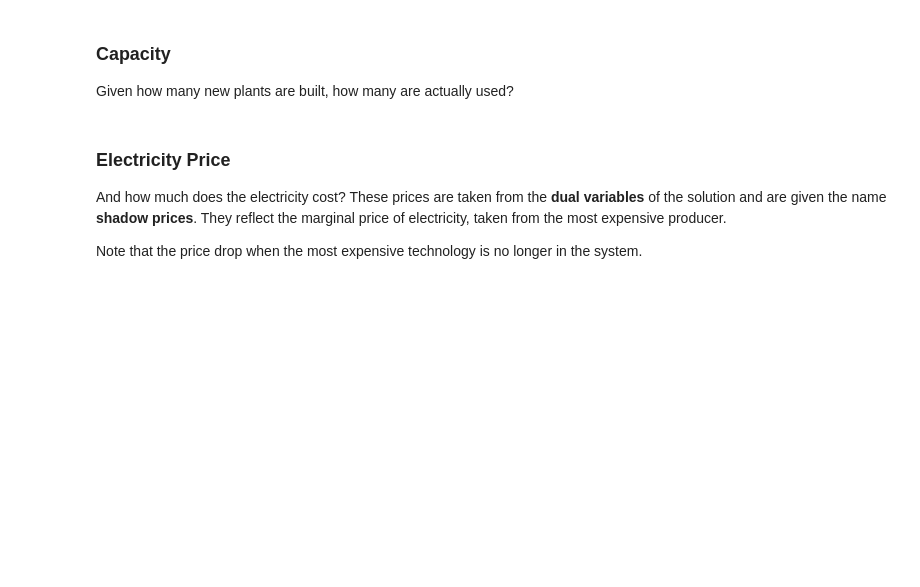
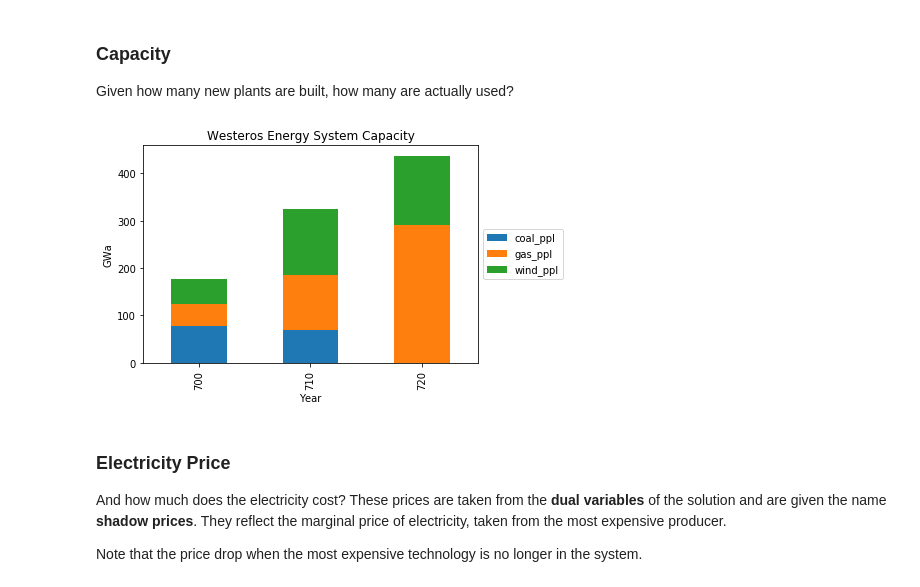
Before and after one commit to iiasa/message_ix, a Jupyter notebook: tutorial/westeros/westeros_emissions_bounds.ipynb, the cells around one changed output. Drawn from its saved outputs; the diff is of its cells as text; code cells hidden in the pictures; blank space fills up the shorter version.

```diff
--- a/tutorial/westeros/westeros_emissions_bounds.ipynb
+++ b/tutorial/westeros/westeros_emissions_bounds.ipynb
@@ -74,7 +91,9 @@ p.plot_activity(baseyear=True, subset=['coal_ppl', 'wind_ppl'])
 
 Given how many new plants are built, how many are actually used?
 # %%
-p.plot_capacity(baseyear=True, subset=['coal_ppl', 'wind_ppl'])
+p.plot_capacity(baseyear=True, subset=['coal_ppl', 'gas_ppl', 'wind_ppl'])
+# %% [output]
+[figure, added]
 # %% [markdown]
 ### Electricity Price
 
```
Also changed, not shown: parts of 11 cells of this notebook.
